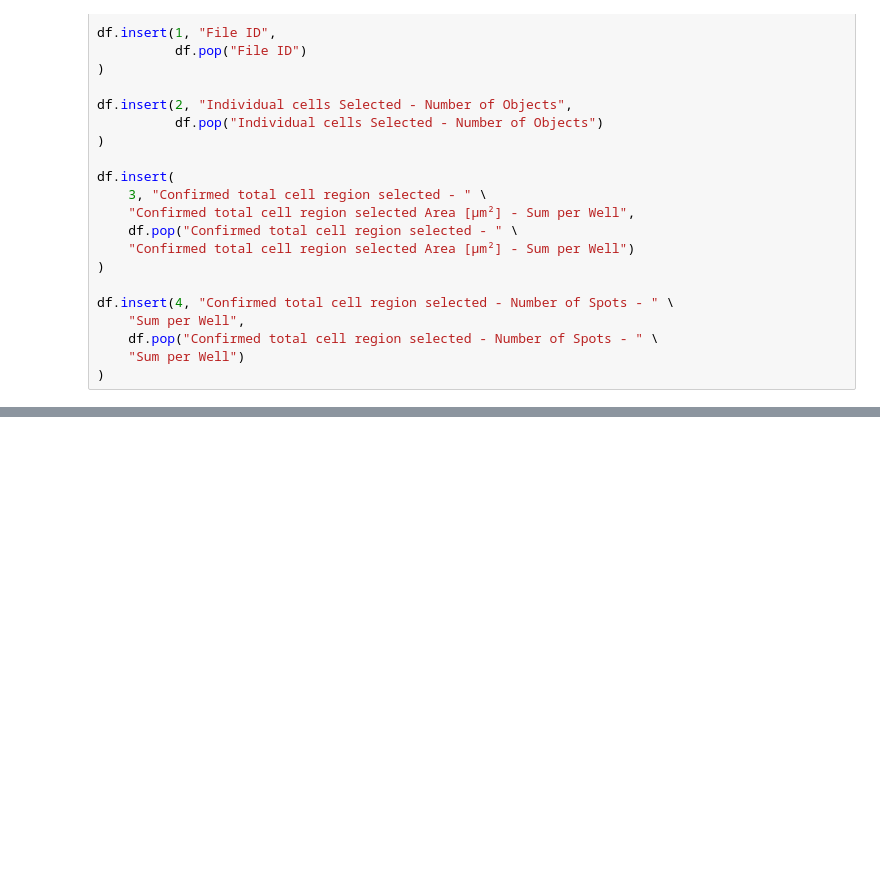
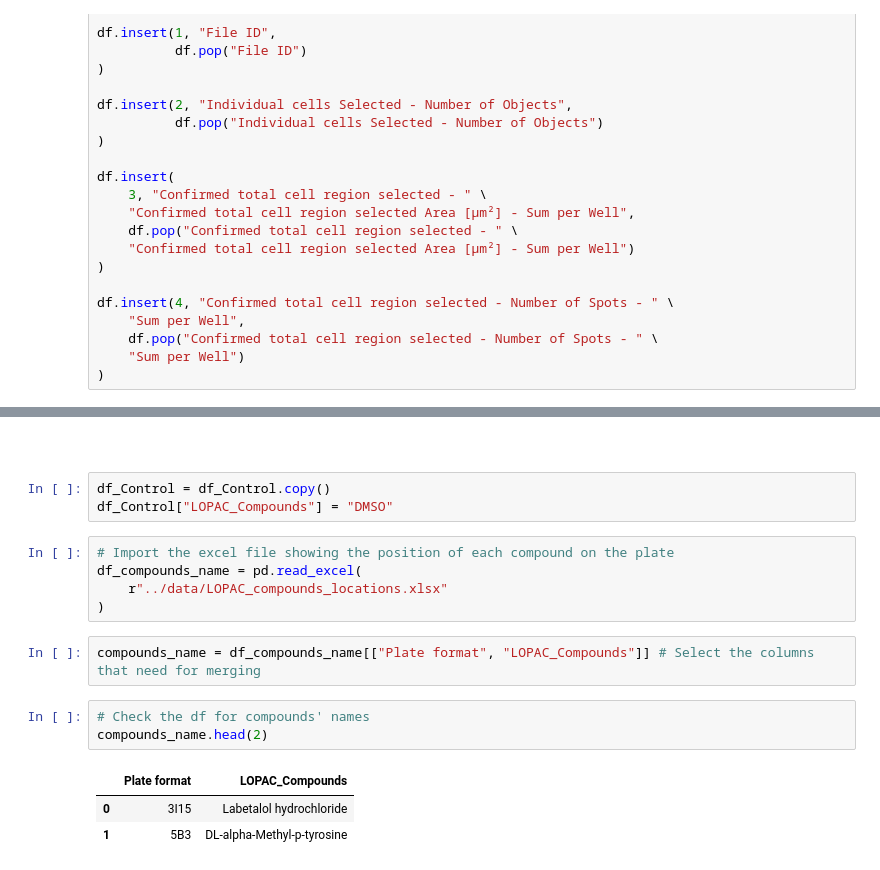
Before and after one commit to ArdalanMansouri/high-throughput-compound-screening, a Jupyter notebook: notebooks/screening_data_cleaning.ipynb, the cells around one changed output, grey strips where cells are left out. Saved outputs shown, nothing was run; the diff lists cells and outputs as text; blank space fills up the shorter version.

```diff
--- a/notebooks/screening_data_cleaning.ipynb
+++ b/notebooks/screening_data_cleaning.ipynb
@@ -133,0 +225,21 @@ df.insert(4, "Confirmed total cell region selected - Number of Spots - " \
+# %% [markdown]
+<span style="font-family: 'Arial'; font-size: 20px; color: #ffffff;">
+Adding names of compounds to the dataframe
+</span>
+# %%
+df_Control = df_Control.copy()
+df_Control["LOPAC_Compounds"] = "DMSO"
+# %%
+# Import the excel file showing the position of each compound on the plate
+df_compounds_name = pd.read_excel(
+    r"../data/LOPAC_compounds_locations.xlsx"
+)
+# %%
+compounds_name = df_compounds_name[["Plate format", "LOPAC_Compounds"]] # Select the columns that need for merging
+# %%
+# Check the df for compounds' names
+compounds_name.head(2)
+# %% [output]
+|  | Plate format | LOPAC_Compounds |
+| 0 | 3I15 | Labetalol hydrochloride |
+| 1 | 5B3 | DL-alpha-Methyl-p-tyrosine |
```
Also changed, not shown: parts of 30 cells of this notebook.
